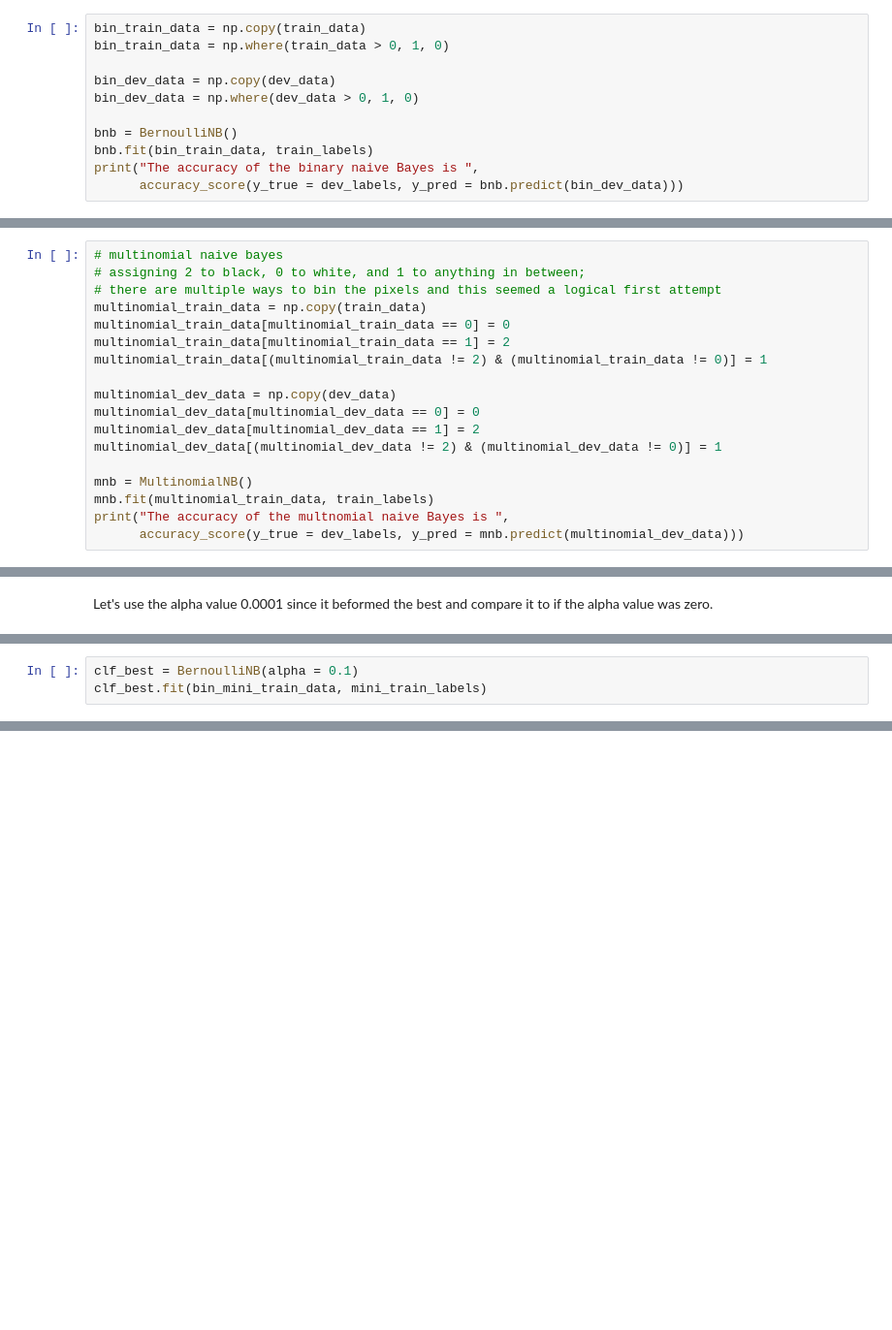
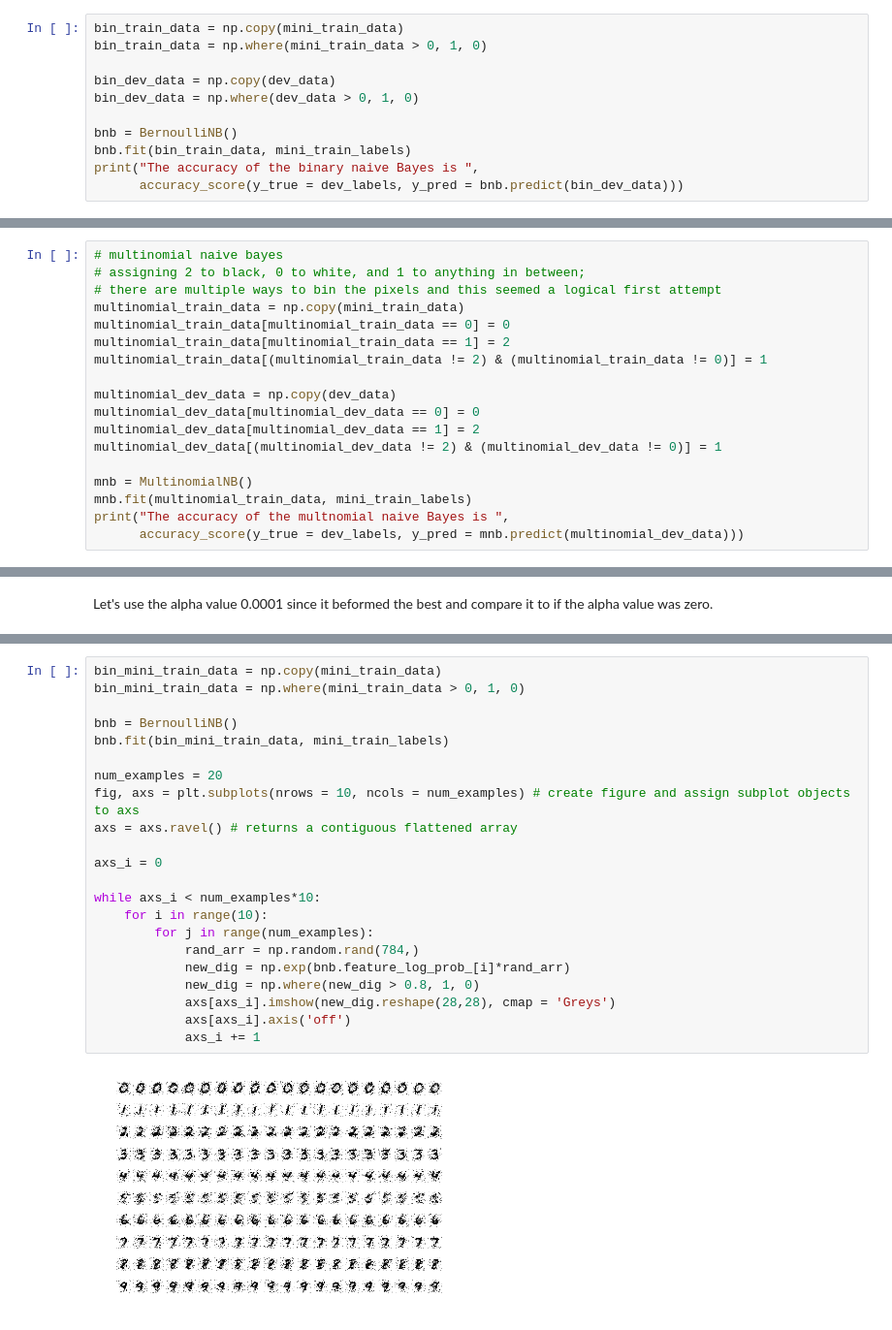
Before and after one commit to ZacCarrico/chemical_reaction_game, a Jupyter notebook: projects/Handwritten digit classification using K-Nearest Neighbors and Naive Bayes.ipynb, the cells around one changed output, grey strips where cells are left out. Shown at 97% size. Cells and saved outputs as stored; diff of their text form; blank space fills up the shorter version.

```diff
--- a/projects/Handwritten digit classification using K-Nearest Neighbors and Naive Bayes.ipynb
+++ b/projects/Handwritten digit classification using K-Nearest Neighbors and Naive Bayes.ipynb
@@ -299,14 +310,14 @@ This gave us an idea of how K-nearest neighbors will perform. Let's compare it t
 # %% [markdown]
 To start off with the pixel values will be made binary to reduce complexity and enable use of a Bernoulli Naive Bayes algorithm.
 # %%
-bin_train_data = np.copy(train_data)
-bin_train_data = np.where(train_data > 0, 1, 0)
+bin_train_data = np.copy(mini_train_data)
+bin_train_data = np.where(mini_train_data > 0, 1, 0)
 
 bin_dev_data = np.copy(dev_data)
 bin_dev_data = np.where(dev_data > 0, 1, 0)
 
 bnb = BernoulliNB()
-bnb.fit(bin_train_data, train_labels)
+bnb.fit(bin_train_data, mini_train_labels)
 print("The accuracy of the binary naive Bayes is ",
       accuracy_score(y_true = dev_labels, y_pred = bnb.predict(bin_dev_data)))
 # %% [output]
@@ -317,7 +328,7 @@ This is pretty good for a first try. Let's see what happens if we incorporate a
 # multinomial naive bayes
 # assigning 2 to black, 0 to white, and 1 to anything in between;
 # there are multiple ways to bin the pixels and this seemed a logical first attempt
-multinomial_train_data = np.copy(train_data)
+multinomial_train_data = np.copy(mini_train_data)
 multinomial_train_data[multinomial_train_data == 0] = 0
 multinomial_train_data[multinomial_train_data == 1] = 2
 multinomial_train_data[(multinomial_train_data != 2) & (multinomial_train_data != 0)] = 1
@@ -328,7 +339,7 @@ multinomial_dev_data[multinomial_dev_data == 1] = 2
 multinomial_dev_data[(multinomial_dev_data != 2) & (multinomial_dev_data != 0)] = 1
 
 mnb = MultinomialNB()
-mnb.fit(multinomial_train_data, train_labels)
+mnb.fit(multinomial_train_data, mini_train_labels)
 print("The accuracy of the multnomial naive Bayes is ",
       accuracy_score(y_true = dev_labels, y_pred = mnb.predict(multinomial_dev_data)))
 # %% [output]
@@ -368,4 +377 @@ This shows that the smoothing of the data is extremely important for accuracy.
-# %%
-clf_best = BernoulliNB(alpha = 0.1)
-clf_best.fit(bin_mini_train_data, mini_train_labels)
 # %% [markdown]
@@ -372,0 +403,24 @@ The best alpha is 0.1, which is far better than an alpha of 0 with respect to ac
+# %%
+bin_mini_train_data = np.copy(mini_train_data)
+bin_mini_train_data = np.where(mini_train_data > 0, 1, 0)
+
+bnb = BernoulliNB()
+bnb.fit(bin_mini_train_data, mini_train_labels)
+
+num_examples = 20
+fig, axs = plt.subplots(nrows = 10, ncols = num_examples) # create figure and assign subplot objects to axs
+axs = axs.ravel() # returns a contiguous flattened array
+
+axs_i = 0
+
+while axs_i < num_examples*10:
+    for i in range(10):
+        for j in range(num_examples):
+            rand_arr = np.random.rand(784,)
+            new_dig = np.exp(bnb.feature_log_prob_[i]*rand_arr)
+            new_dig = np.where(new_dig > 0.8, 1, 0)
+            axs[axs_i].imshow(new_dig.reshape(28,28), cmap = 'Greys')
+            axs[axs_i].axis('off')
+            axs_i += 1
+# %% [output]
+[figure, added]
```
Also changed, not shown: parts of 44 cells of this notebook.
